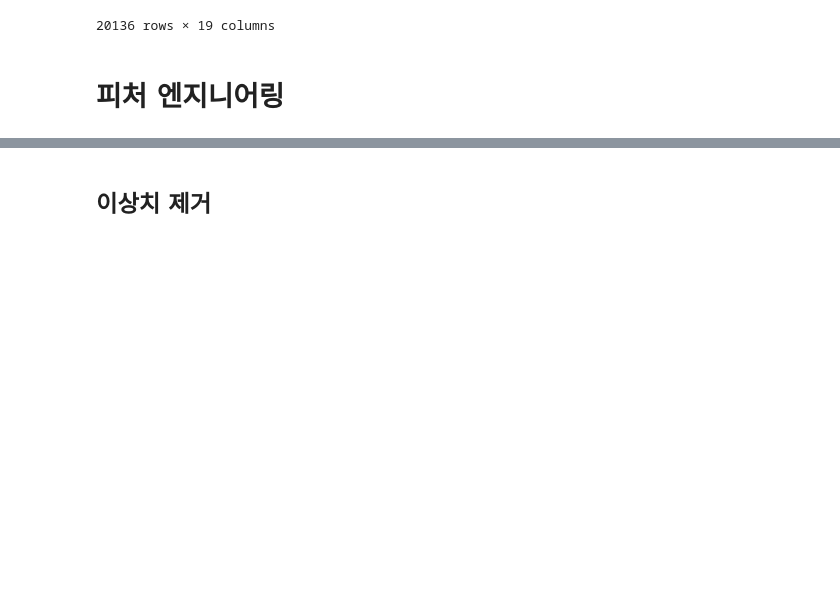
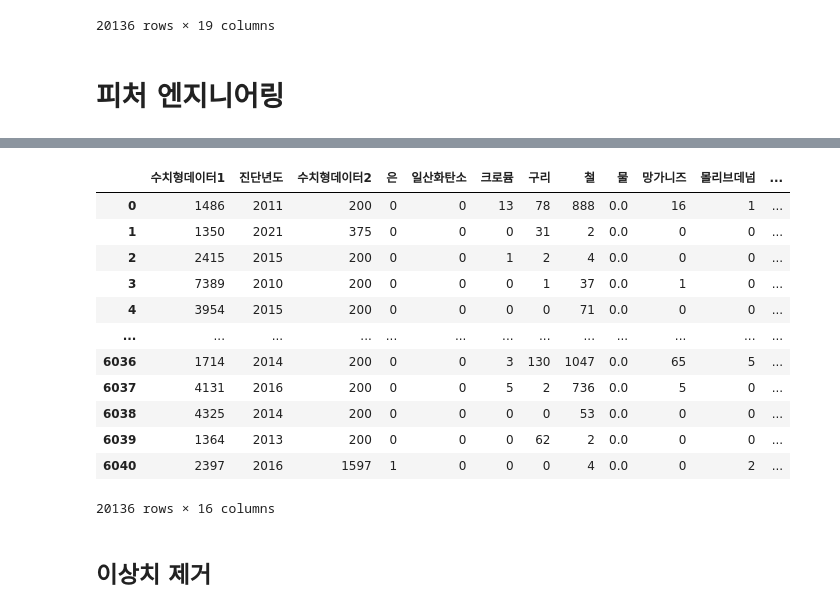
Before and after one commit to YoonJiHwan98/Sejoing_Univ_3-2, a Jupyter notebook: construct_Oil/RandomForest_experiment.ipynb, the cells around one changed output, grey strips where cells are left out. Saved outputs shown, nothing was run; the diff lists cells and outputs as text; code cells hidden in the pictures; blank space fills up the shorter version.

```diff
--- a/construct_Oil/RandomForest_experiment.ipynb
+++ b/construct_Oil/RandomForest_experiment.ipynb
@@ -153,3 +111,19 @@ df
+# %%
+num_attribss_mang
+# %% [output]
+|  | 수치형데이터1 | 진단년도 | 수치형데이터2 | 은 | 일산화탄소 | 크로뮴 | 구리 | 철 | 물 | 망가니즈 | 몰리브데넘 | ... |
+| 0 | 1486 | 2011 | 200 | 0 | 0 | 13 | 78 | 888 | 0.0 | 16 | 1 | ... |
+| 1 | 1350 | 2021 | 375 | 0 | 0 | 0 | 31 | 2 | 0.0 | 0 | 0 | ... |
+| 2 | 2415 | 2015 | 200 | 0 | 0 | 1 | 2 | 4 | 0.0 | 0 | 0 | ... |
+| 3 | 7389 | 2010 | 200 | 0 | 0 | 0 | 1 | 37 | 0.0 | 1 | 0 | ... |
+| 4 | 3954 | 2015 | 200 | 0 | 0 | 0 | 0 | 71 | 0.0 | 0 | 0 | ... |
+| ... | ... | ... | ... | ... | ... | ... | ... | ... | ... | ... | ... | ... |
+| 6036 | 1714 | 2014 | 200 | 0 | 0 | 3 | 130 | 1047 | 0.0 | 65 | 5 | ... |
+| 6037 | 4131 | 2016 | 200 | 0 | 0 | 5 | 2 | 736 | 0.0 | 5 | 0 | ... |
+| 6038 | 4325 | 2014 | 200 | 0 | 0 | 0 | 0 | 53 | 0.0 | 0 | 0 | ... |
+| 6039 | 1364 | 2013 | 200 | 0 | 0 | 0 | 62 | 2 | 0.0 | 0 | 0 | ... |
+| 6040 | 2397 | 2016 | 1597 | 1 | 0 | 0 | 0 | 4 | 0.0 | 0 | 2 | ... |
+20136 rows × 16 columns
 # %% [markdown]
 ## 이상치 제거
 # %%
```
Also changed, not shown: parts of 13 cells of this notebook, 17 other files.
